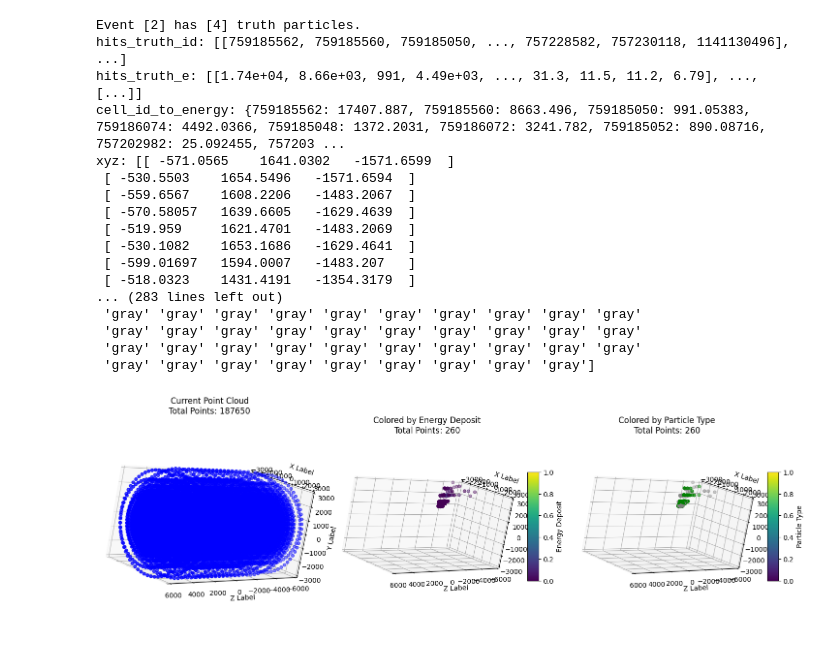
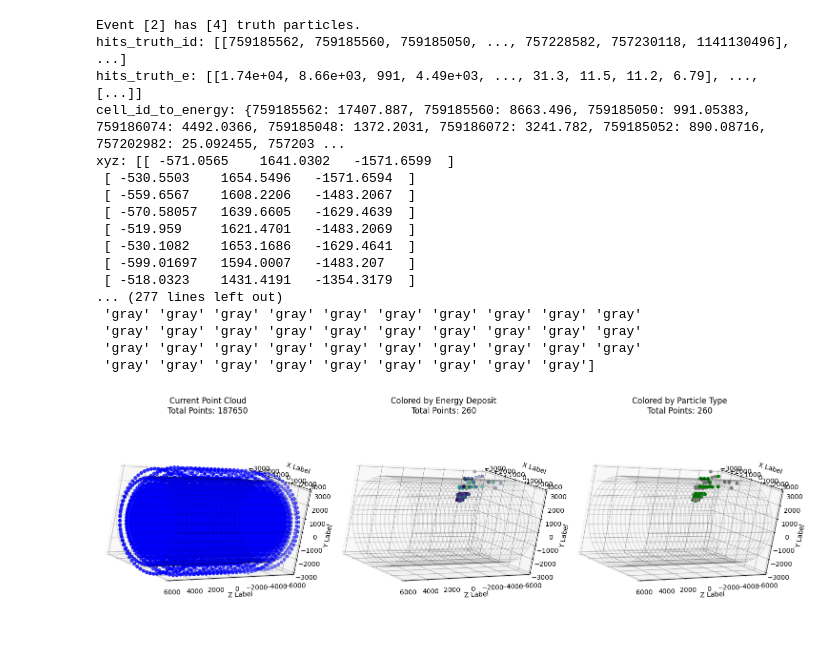
Before and after one commit to markojovo/JetPointNet, a Jupyter notebook: nbs/particle_deposit_learning/delta/plotting_event.ipynb, the cells around one changed output. Saved outputs shown, nothing was run; the diff lists cells and outputs as text; code cells hidden in the pictures.

Commit message:
aight plotting is nice now needa add some histograms tomorrow

```diff
--- a/nbs/particle_deposit_learning/delta/plotting_event.ipynb
+++ b/nbs/particle_deposit_learning/delta/plotting_event.ipynb
@@ -4,7 +4,7 @@ import awkward as ak
 import numpy as np
 import matplotlib.pyplot as plt
 from mpl_toolkits.mplot3d import Axes3D
-
+from matplotlib.colors import LogNorm
 
 # Open the ROOT files
 events = uproot.open("/fast_scratch_1/jbohm/cell_particle_deposit_learning/delta/delta_root_files/delta_full.root" + ":EventTree")
@@ -65,7 +65,7 @@ else:
 
 # Assign colors based on energy deposit and particle type
 cell_id_to_color_energy = {cell_id: energy_color_map(energy / max(cell_id_to_energy.values())) for cell_id, energy in cell_id_to_energy.items()}
-default_color = 'gray'  # Default color for undefined particle types
+default_color = 'red'  # Default color for undefined particle types
 cell_id_to_color_particle = {
     cell_id: particle_color_map.get(particle_type[0], default_color) if len(particle_type) == 1 else particle_color_map.get('5_and_6', default_color)
     for cell_id, particle_type in zip(hits_truth_id_flat, hits_truth_index)
@@ -75,7 +75,13 @@ cell_id_to_color_particle = {
 # Prepare the data for plotting
 # Filtering the coordinates and assigning colors for cells with energy deposits
 xyz = np.array([cell_id_to_xyz[cell_id] for cell_id in cell_id_to_energy.keys()])
-colors_energy = np.array([cell_id_to_color_energy[cell_id] for cell_id in cell_id_to_energy.keys()])
+
+# Normalize energy values on a log scale for color mapping
+energy_norm = LogNorm(vmin=min(cell_id_to_energy.values()), vmax=max(cell_id_to_energy.values()))
+
+# Map energy values to colors using the log scale
+colors_energy = [energy_color_map(energy_norm(energy)) for energy in cell_id_to_energy.values()]
+
 colors_particle = np.array([cell_id_to_color_particle.get(cell_id, default_color) for cell_id in cell_id_to_energy.keys()])
 
 # Determine cells without energy deposits
@@ -105,22 +111,35 @@ xyz: [[ -571.0565    1641.0302   -1571.6599  ]
  [ -530.1082    1653.1686   -1629.4641  ]
  [ -599.01697   1594.0007   -1483.207   ]
  [ -518.0323    1431.4191   -1354.3179  ]
-... (283 lines left out)
+... (277 lines left out)
  'gray' 'gray' 'gray' 'gray' 'gray' 'gray' 'gray' 'gray' 'gray' 'gray'
  'gray' 'gray' 'gray' 'gray' 'gray' 'gray' 'gray' 'gray' 'gray' 'gray'
  'gray' 'gray' 'gray' 'gray' 'gray' 'gray' 'gray' 'gray' 'gray' 'gray'
  'gray' 'gray' 'gray' 'gray' 'gray' 'gray' 'gray' 'gray' 'gray']
 # %%
-# Plot Making
-
 # Define the range for x, y, z axis
 x_limits = (-3000, 3000)
 y_limits = (-3000, 3000)
 z_limits = (-6000, 6000)
+el = 45
+az = 15
+ro = 90
+
+# Define cylinder characteristics
+r = 3000  # radius
+h = 12000  # height
+# Cylinder
+theta = np.linspace(0, 2 * np.pi, 30)
+z_cylinder = np.linspace(-6000, 6000, 30)
+theta_grid, z_grid = np.meshgrid(theta, z_cylinder)
+x_cylinder = r * np.cos(theta_grid)
+y_cylinder = r * np.sin(theta_grid)
 
 # 1. Plot the Current Point Cloud
 fig = plt.figure(figsize=(15, 5))  # Adjust the figure size as needed
 ax1 = fig.add_subplot(131, projection='3d')
+# Plot cylinder as a mesh
+ax1.plot_wireframe(x_cylinder, y_cylinder, z_grid, color='black', alpha=0.1)
 ax1.scatter(x, y, z, color='b')
 ax1.set_title(f'Current Point Cloud\nTotal Points: {len(x)}')
 ax1.set_xlim(x_limits)
@@ -130,44 +149,44 @@ ax1.set_box_aspect([1,1,2])  # Aspect ratio is 1:1:2
 ax1.set_xlabel('X Label')
 ax1.set_ylabel('Y Label')
 ax1.set_zlabel('Z Label')
-ax1.view_init(elev=45, azim=15, roll=90)
+ax1.view_init(elev=el, azim=az, roll=ro)
 
 # 2. Plot Point Cloud Colored by Total Adjusted Energy Deposit
 ax2 = fig.add_subplot(132, projection='3d')
-#ax2.scatter(xyz_no_energy[:, 0], xyz_no_energy[:, 1], xyz_no_energy[:, 2], color='b', alpha=0.01)
-scatter = ax2.scatter(xyz[:, 0], xyz[:, 1], xyz[:, 2], c=colors_energy)
+#ax2.scatter(xyz_no_energy[:, 0], xyz_no_energy[:, 1], xyz_no_energy[:, 2], color='gray', alpha=0.05)  # Cells without energy in gray
+ax2.plot_wireframe(x_cylinder, y_cylinder, z_grid, color='black', alpha=0.1)
+scatter = ax2.scatter(xyz[:, 0], xyz[:, 1], xyz[:, 2], c=colors_energy)  # Cells with energy in color
 ax2.set_title(f'Colored by Energy Deposit\nTotal Points: {len(xyz)}')
 ax2.set_xlim(x_limits)
 ax2.set_ylim(y_limits)
 ax2.set_zlim(z_limits)
 ax2.set_box_aspect([1,1,2])
 ax2.set_xlabel('X Label')
 ax2.set_ylabel('Y Label')
 ax2.set_zlabel('Z Label')
-ax2.view_init(elev=45, azim=15, roll=90)
-cbar = plt.colorbar(scatter, ax=ax2, shrink=0.5, aspect=10)
-cbar.set_label('Energy Deposit')
+ax2.view_init(elev=el, azim=az, roll=ro)
+
 
 # 3. Plot Point Cloud Colored by the Particle Type
 ax3 = fig.add_subplot(133, projection='3d')
-#ax3.scatter(xyz_no_energy[:, 0], xyz_no_energy[:, 1], xyz_no_energy[:, 2], color='b', alpha=0.01)
-scatter = ax3.scatter(xyz[:, 0], xyz[:, 1], xyz[:, 2], c=colors_particle)
+#ax3.scatter(xyz_no_energy[:, 0], xyz_no_energy[:, 1], xyz_no_energy[:, 2], color='gray', alpha=0.05)  # Cells without energy in gray
+ax3.plot_wireframe(x_cylinder, y_cylinder, z_grid, color='black', alpha=0.1)
+scatter = ax3.scatter(xyz[:, 0], xyz[:, 1], xyz[:, 2], c=colors_particle, alpha=1.0)  # Particle colors constant
 ax3.set_title(f'Colored by Particle Type\nTotal Points: {len(xyz)}')
 ax3.set_xlim(x_limits)
 ax3.set_ylim(y_limits)
 ax3.set_zlim(z_limits)
 ax3.set_box_aspect([1,1,2])
 ax3.set_xlabel('X Label')
 ax3.set_ylabel('Y Label')
 ax3.set_zlabel('Z Label')
-ax3.view_init(elev=45, azim=15, roll=90)
-cbar = plt.colorbar(scatter, ax=ax3, shrink=0.5, aspect=10)
-cbar.set_label('Particle Type')
+ax3.view_init(elev=el, azim=az, roll=ro)
+
 
 # Adjust layout
 plt.tight_layout()
 
 # Show the plots
 plt.show()
 # %% [output]
-[figure, old version]
+[figure, new version]
```
